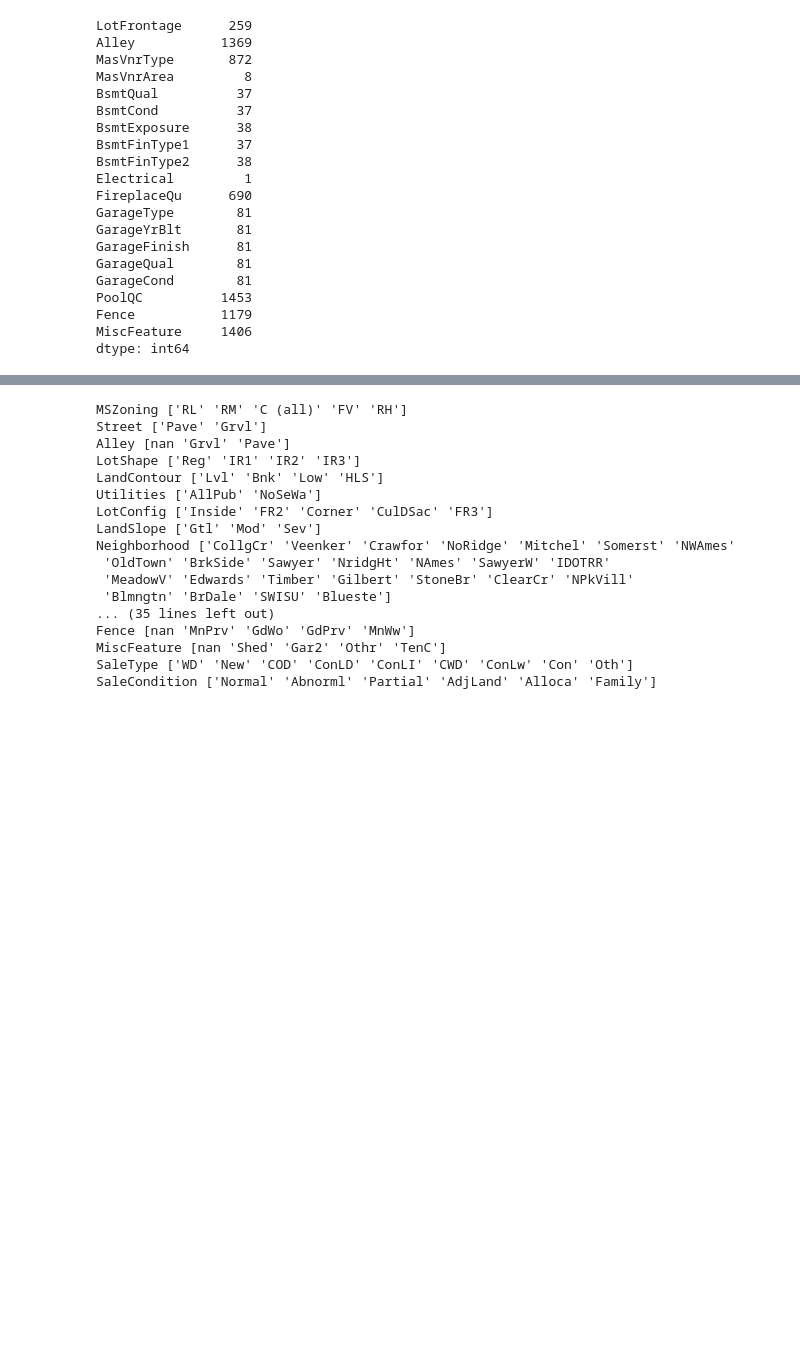
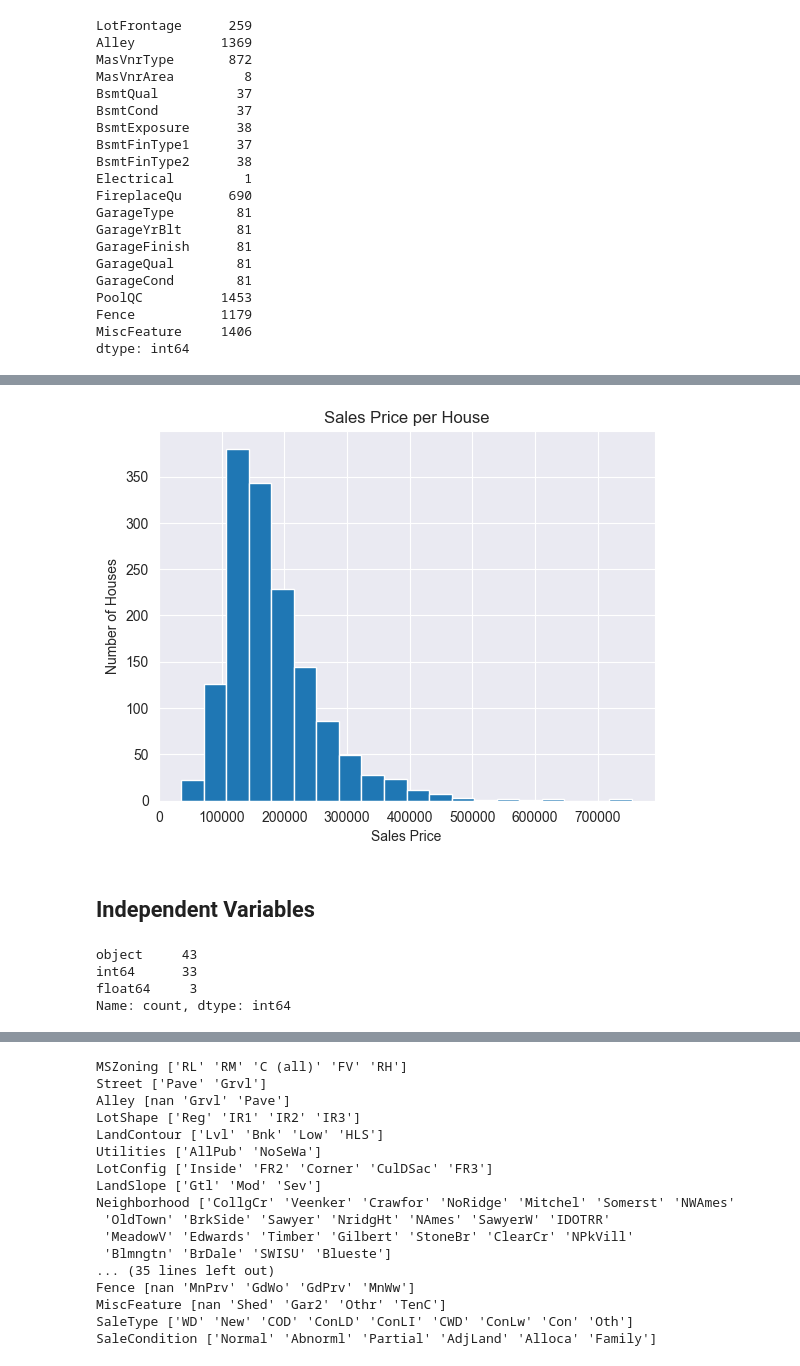
Before and after one commit to joicepreuss/mlops-nova-project, a Jupyter notebook: notebooks/1. exploration.ipynb, the cells around one changed output, grey strips where cells are left out. Saved outputs shown, nothing was run; the diff lists cells and outputs as text; code cells hidden in the pictures; blank space fills up the shorter version.

```diff
--- a/notebooks/1. exploration.ipynb
+++ b/notebooks/1. exploration.ipynb
@@ -34,6 +34,9 @@ Here's a brief version of what you'll find in the data description file.
 # %%
 import pandas as pd
 import matplotlib.pyplot as plt
+import seaborn as sns
+
+sns.set_style('darkgrid')
 # %% [markdown]
 ## Auxiliary functions
 # %% [markdown]
@@ -110,0 +115,2 @@ dtype: int64
+# %%
+target = df['SalePrice']
@@ -110,0 +154,10 @@ dtype: int64
+# %%
+plt.hist(target, bins=20)
+plt.title('Sales Price per House')
+plt.xlabel('Sales Price')
+plt.ylabel('Number of Houses')
+plt.show()
+# %% [output]
+[figure, added]
+# %% [markdown]
+## Independent Variables
@@ -110,0 +166,7 @@ dtype: int64
+# %%
+df.dtypes.value_counts()
+# %% [output]
+object     43
+int64      33
+float64     3
+Name: count, dtype: int64
```
Also changed, not shown: parts of 15 cells of this notebook, 6 other files.
